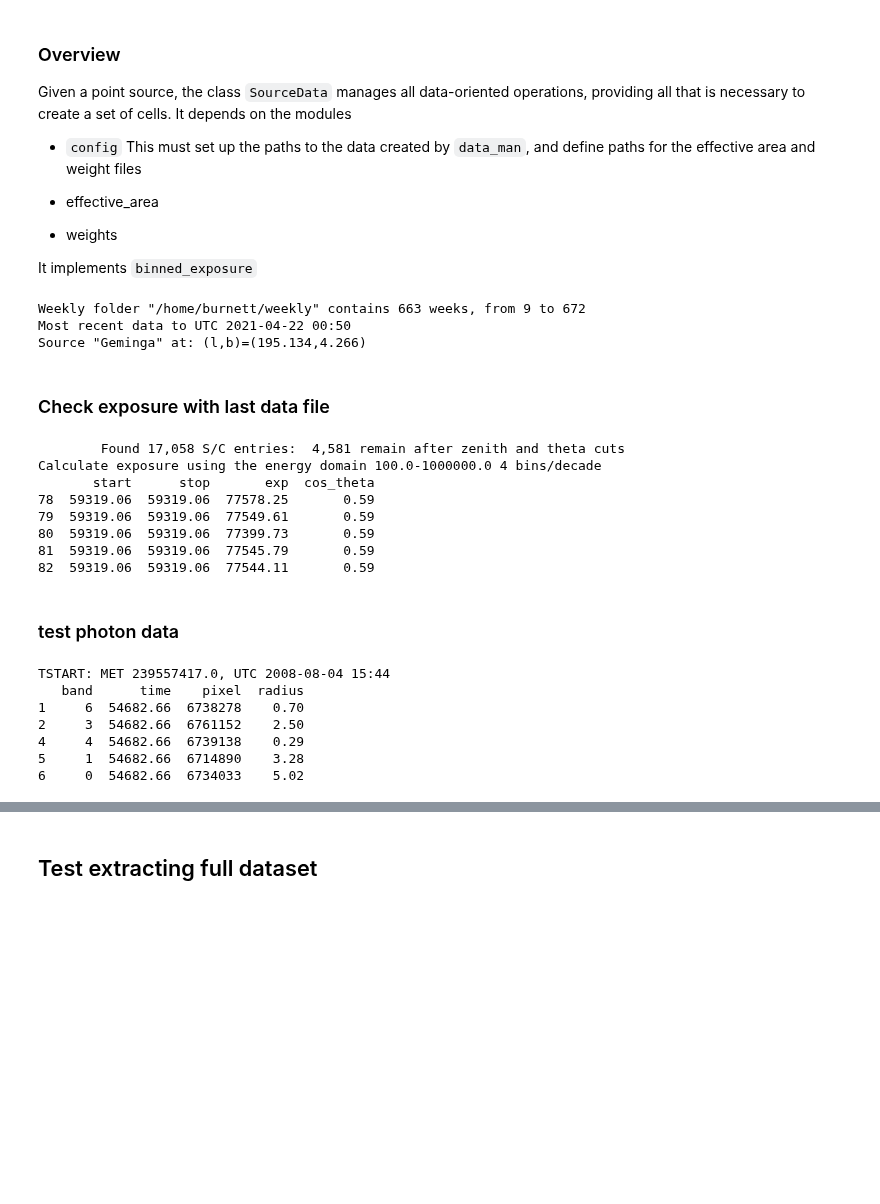
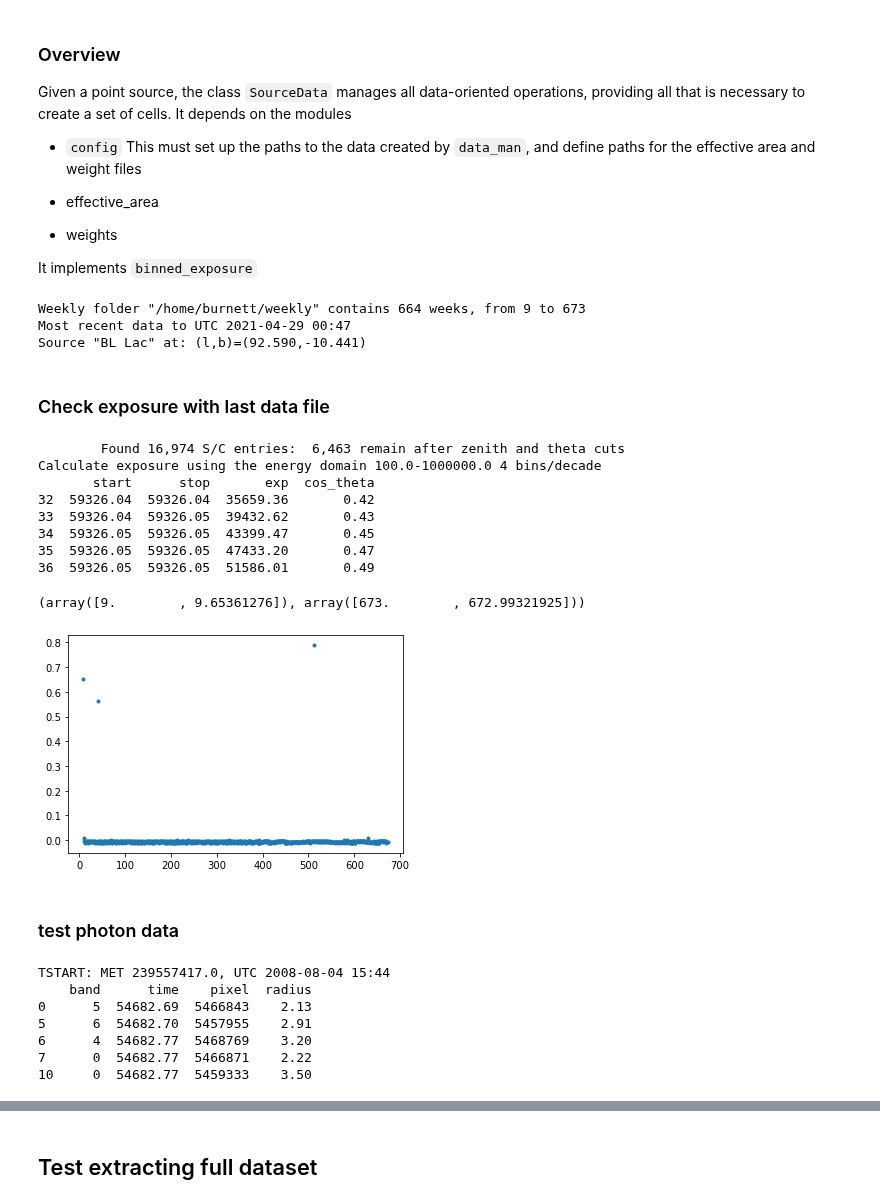
Before and after one commit to tburnett/wtlike, a Jupyter notebook: nbs/03_source_data.ipynb, the cells around one changed output, grey strips where cells are left out. Cells and saved outputs as stored; diff of their text form; code cells hidden in the pictures; blank space fills up the shorter version.

Commit message:
update index; temporary week-only processing

```diff
--- a/nbs/03_source_data.ipynb
+++ b/nbs/03_source_data.ipynb
@@ -40,12 +40,12 @@ from wtlike.weights import *
 config = Config(data_folder='/home/burnett/weekly', verbose=2)
 if config.valid:
     ff = get_data_files(config)
-    source = PointSource('Geminga')
+    source = PointSource('BL Lac') #Geminga')
     print(source)
 # %% [output]
-Weekly folder "/home/burnett/weekly" contains 663 weeks, from 9 to 672
-Most recent data to UTC 2021-04-22 00:50
-Source "Geminga" at: (l,b)=(195.134,4.266)
+Weekly folder "/home/burnett/weekly" contains 664 weeks, from 9 to 673
+Most recent data to UTC 2021-04-29 00:47
+Source "BL Lac" at: (l,b)=(92.590,-10.441)
 # %%
 %nbdev_export
 def _exposure(config,  livetime, pcosine):
@@ -123,14 +123,31 @@ if config.valid:
     e_df = _calculate_exposure_for_source(config, source, week);
     print(e_df.head())
 # %% [output]
-        Found 17,058 S/C entries:  4,581 remain after zenith and theta cuts
+        Found 16,974 S/C entries:  6,463 remain after zenith and theta cuts
 Calculate exposure using the energy domain 100.0-1000000.0 4 bins/decade
        start      stop       exp  cos_theta
-78  59319.06  59319.06  77578.25       0.59
-79  59319.06  59319.06  77549.61       0.59
-80  59319.06  59319.06  77399.73       0.59
-81  59319.06  59319.06  77545.79       0.59
-82  59319.06  59319.06  77544.11       0.59
+32  59326.04  59326.04  35659.36       0.42
+33  59326.04  59326.05  39432.62       0.43
+34  59326.05  59326.05  43399.47       0.45
+35  59326.05  59326.05  47433.20       0.47
+36  59326.05  59326.05  51586.01       0.49
+# %%
+z = []
+for f in ff:
+    with open(f, 'rb') as inp:
+        week = pickle.load(inp)
+        wk = int(f.name[-7:-4])
+        wk_start = week['tstart']/(7*24*3600)-386.44
+        z.append(np.array([wk, wk_start]))
+
+z=np.array(z)
+z[0], z[-1]
+# %% [output]
+(array([9.        , 9.65361276]), array([673.        , 672.99321925]))
+# %%
+plt.plot(z[:,0], z[:,1]-z[:,0], '.');
+# %% [output]
+[figure, added]
 # %%
 %nbdev_export
 
@@ -211,12 +228,12 @@ if config.valid:
     print(p_df.head())
 # %% [output]
 TSTART: MET 239557417.0, UTC 2008-08-04 15:44
-   band      time    pixel  radius
-1     6  54682.66  6738278    0.70
-2     3  54682.66  6761152    2.50
-4     4  54682.66  6739138    0.29
-5     1  54682.66  6714890    3.28
-6     0  54682.66  6734033    5.02
+    band      time    pixel  radius
+0      5  54682.69  5466843    2.13
+5      6  54682.70  5457955    2.91
+6      4  54682.77  5468769    3.20
+7      0  54682.77  5466871    2.22
+10     0  54682.77  5459333    3.50
 # %%
 %nbdev_export
 
```
Also changed, not shown: parts of 13 cells of this notebook, 12 other files.
